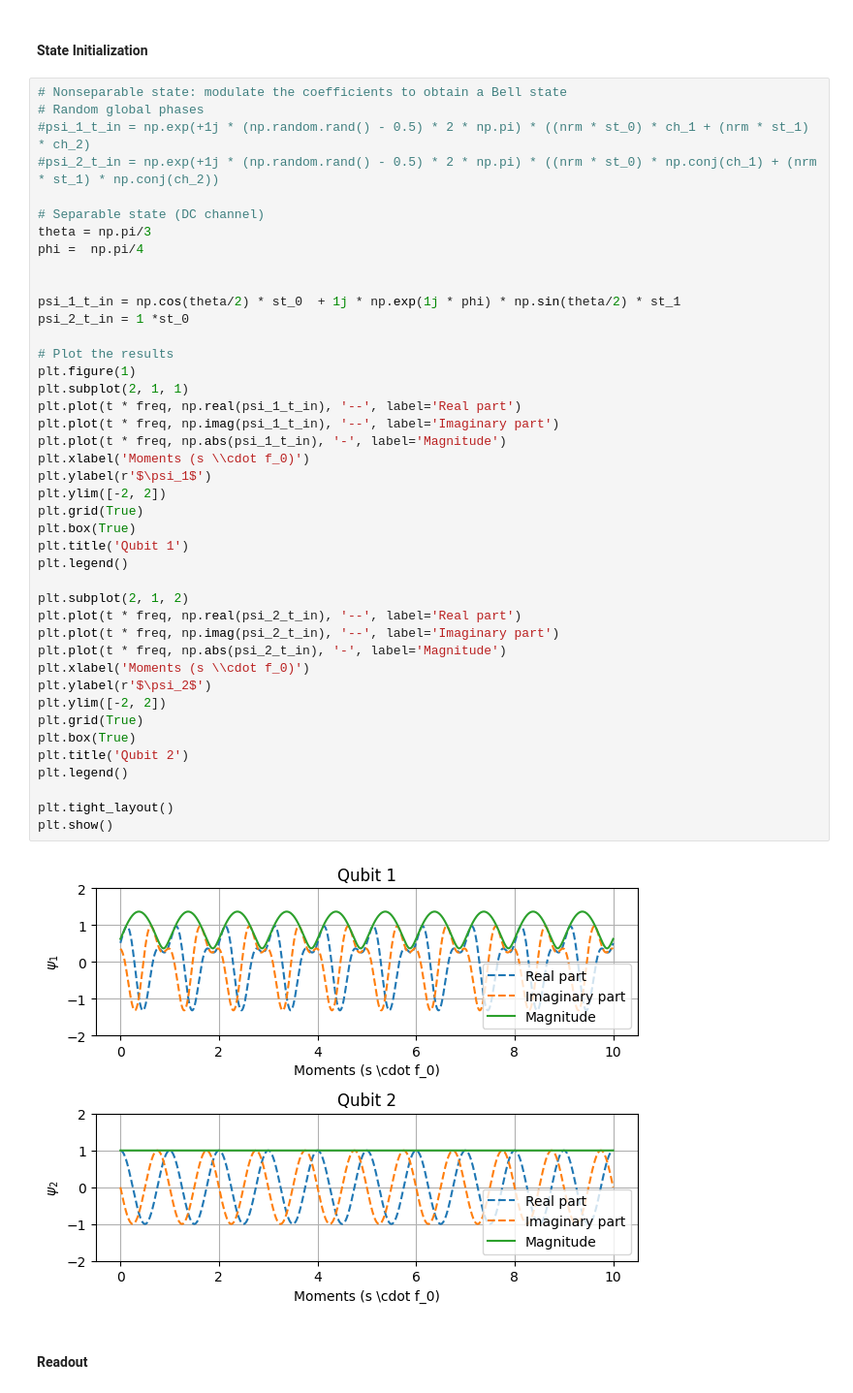
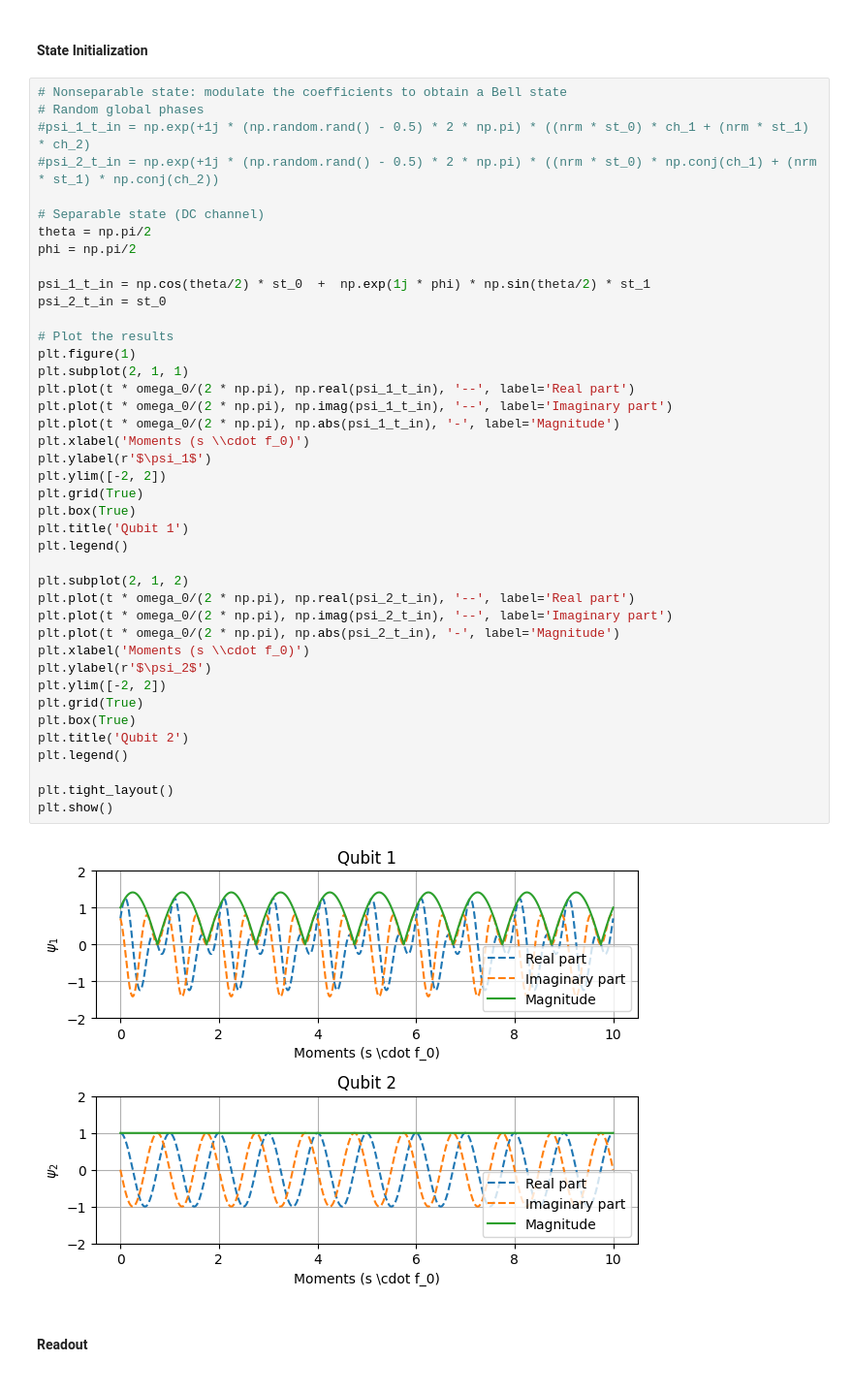
Before and after one commit to padlewsk/acoustic-projects, a Jupyter notebook: wavebit/simulation/pyhton/theory_validation.ipynb, the cells around one changed output. Shown at 97% size. Saved outputs shown, nothing was run; the diff lists cells and outputs as text.

```diff
--- a/wavebit/simulation/pyhton/theory_validation.ipynb
+++ b/wavebit/simulation/pyhton/theory_validation.ipynb
@@ -261,45 +262,44 @@ nrm = (1 / np.sqrt(2)) ** (1 / 2)
 # Random global phases
 #psi_1_t_in = np.exp(+1j * (np.random.rand() - 0.5) * 2 * np.pi) * ((nrm * st_0) * ch_1 + (nrm * st_1) * ch_2)
 #psi_2_t_in = np.exp(+1j * (np.random.rand() - 0.5) * 2 * np.pi) * ((nrm * st_0) * np.conj(ch_1) + (nrm * st_1) * np.conj(ch_2))
 
 # Separable state (DC channel)
-theta = np.pi/3
-phi =  np.pi/4
+theta = np.pi/2
+phi = np.pi/2
 
-
-psi_1_t_in = np.cos(theta/2) * st_0  + 1j * np.exp(1j * phi) * np.sin(theta/2) * st_1
-psi_2_t_in = 1 *st_0
+psi_1_t_in = np.cos(theta/2) * st_0  +  np.exp(1j * phi) * np.sin(theta/2) * st_1
+psi_2_t_in = st_0
 
 # Plot the results
 plt.figure(1)
 plt.subplot(2, 1, 1)
-plt.plot(t * freq, np.real(psi_1_t_in), '--', label='Real part')
-plt.plot(t * freq, np.imag(psi_1_t_in), '--', label='Imaginary part')
-plt.plot(t * freq, np.abs(psi_1_t_in), '-', label='Magnitude')
+plt.plot(t * omega_0/(2 * np.pi), np.real(psi_1_t_in), '--', label='Real part')
+plt.plot(t * omega_0/(2 * np.pi), np.imag(psi_1_t_in), '--', label='Imaginary part')
+plt.plot(t * omega_0/(2 * np.pi), np.abs(psi_1_t_in), '-', label='Magnitude')
 plt.xlabel('Moments (s \\cdot f_0)')
 plt.ylabel(r'$\psi_1$')
 plt.ylim([-2, 2])
 plt.grid(True)
 plt.box(True)
 plt.title('Qubit 1')
 plt.legend()
 
 plt.subplot(2, 1, 2)
-plt.plot(t * freq, np.real(psi_2_t_in), '--', label='Real part')
-plt.plot(t * freq, np.imag(psi_2_t_in), '--', label='Imaginary part')
-plt.plot(t * freq, np.abs(psi_2_t_in), '-', label='Magnitude')
+plt.plot(t * omega_0/(2 * np.pi), np.real(psi_2_t_in), '--', label='Real part')
+plt.plot(t * omega_0/(2 * np.pi), np.imag(psi_2_t_in), '--', label='Imaginary part')
+plt.plot(t * omega_0/(2 * np.pi), np.abs(psi_2_t_in), '-', label='Magnitude')
 plt.xlabel('Moments (s \\cdot f_0)')
 plt.ylabel(r'$\psi_2$')
 plt.ylim([-2, 2])
 plt.grid(True)
 plt.box(True)
 plt.title('Qubit 2')
 plt.legend()
 
 plt.tight_layout()
 plt.show()
 # %% [output]
-[figure, old version]
+[figure, new version]
 # %% [markdown]
 #### Readout
 # %%
```
Also changed, not shown: parts of 8 cells of this notebook.
